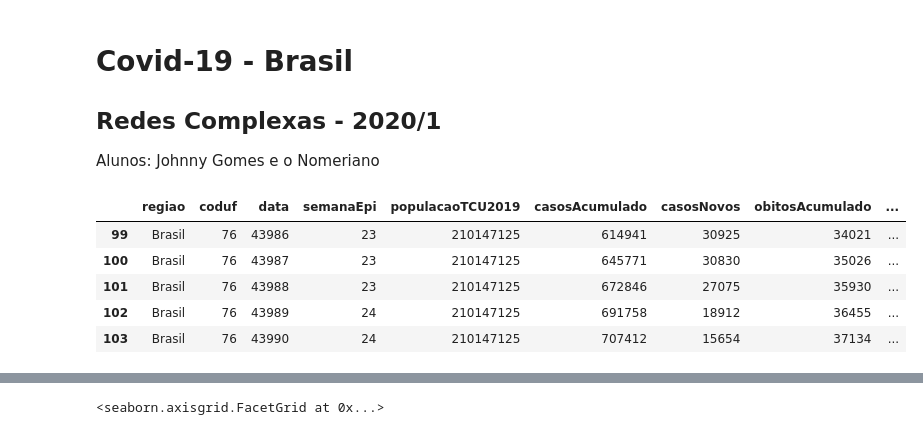
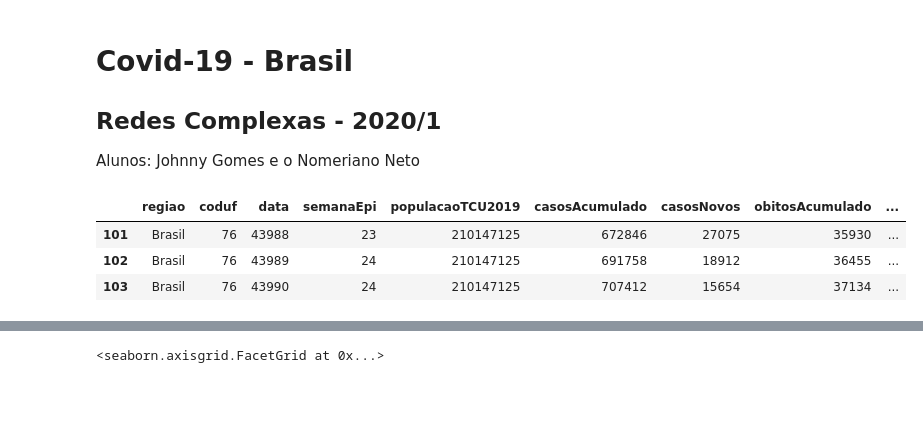
Before and after one commit to JohnnyUFT/RedesComplexas, a Jupyter notebook: Covid19.ipynb, the cells around one changed output, grey strips where cells are left out. Saved outputs shown, nothing was run; the diff lists cells and outputs as text; code cells hidden in the pictures; blank space fills up the shorter version.

```diff
--- a/Covid19.ipynb
+++ b/Covid19.ipynb
@@ -2,7 +2,7 @@
 # Covid-19 - Brasil
 ## Redes Complexas - 2020/1
 Alunos: Johnny Gomes
-        e o Nomeriano
+        e o Nomeriano Neto
 # %%
 import pandas as pd
 import networkx as nx
@@ -11,13 +11,9 @@ from matplotlib import pyplot as plt
 import seaborn as sns
 # %%
 covid = pd.read_csv("./data/begin_covid.csv")
+covid.tail(3)
+# %% [output]
+|  | regiao | coduf | data | semanaEpi | populacaoTCU2019 | casosAcumulado | casosNovos | obitosAcumulado | ... |
+| 101 | Brasil | 76 | 43988 | 23 | 210147125 | 672846 | 27075 | 35930 | ... |
+| 102 | Brasil | 76 | 43989 | 24 | 210147125 | 691758 | 18912 | 36455 | ... |
+| 103 | Brasil | 76 | 43990 | 24 | 210147125 | 707412 | 15654 | 37134 | ... |
-# %%
-#covid.head()
-covid.tail()
-# %% [output]
-|  | regiao | coduf | data | semanaEpi | populacaoTCU2019 | casosAcumulado | casosNovos | obitosAcumulado | ... |
-| 99 | Brasil | 76 | 43986 | 23 | 210147125 | 614941 | 30925 | 34021 | ... |
-| 100 | Brasil | 76 | 43987 | 23 | 210147125 | 645771 | 30830 | 35026 | ... |
-| 101 | Brasil | 76 | 43988 | 23 | 210147125 | 672846 | 27075 | 35930 | ... |
-| 102 | Brasil | 76 | 43989 | 24 | 210147125 | 691758 | 18912 | 36455 | ... |
-| 103 | Brasil | 76 | 43990 | 24 | 210147125 | 707412 | 15654 | 37134 | ... |
```
Also changed, not shown: parts of 18 cells of this notebook, 1 other file.
